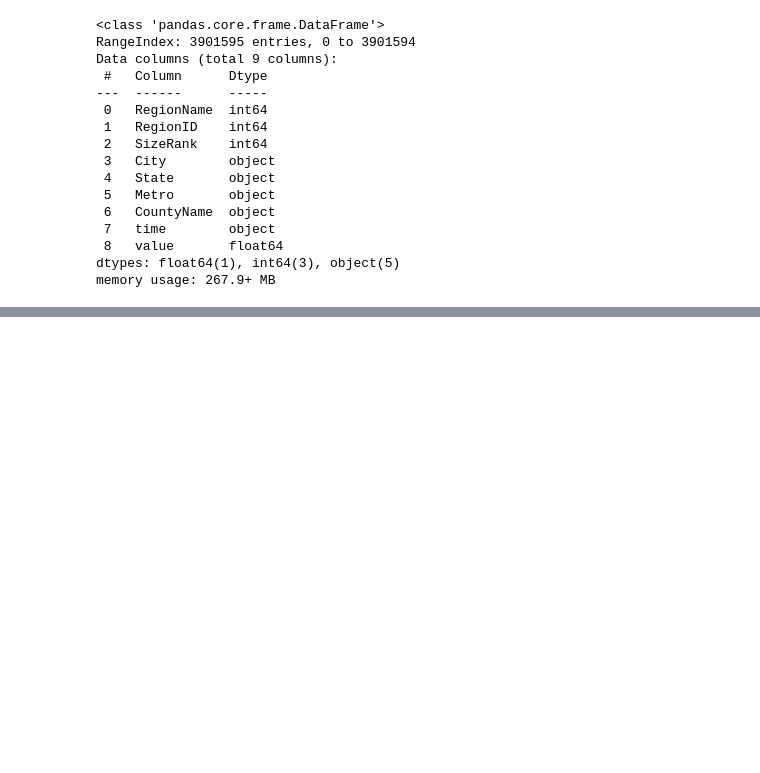
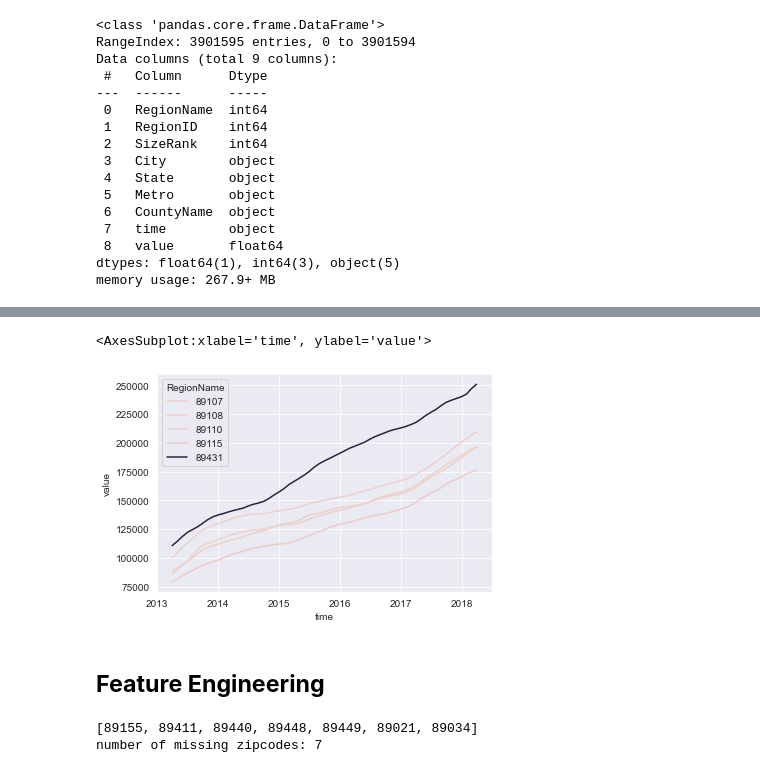
Before and after one commit to FeritYikar/phase4, a Jupyter notebook: jupyter_files/Abass.ipynb, the cells around one changed output, grey strips where cells are left out. Drawn from its saved outputs; the diff is of its cells as text; code cells hidden in the pictures; blank space fills up the shorter version.

```diff
--- a/jupyter_files/Abass.ipynb
+++ b/jupyter_files/Abass.ipynb
@@ -244,0 +141,2 @@ def scrape_data(zipcode):
+# %%
+df_nv = df[df['State'] == 'NV']
@@ -244,0 +155,2 @@ def scrape_data(zipcode):
+# %%
+df_nv.dropna(inplace =True)
@@ -244,0 +180,2 @@ def scrape_data(zipcode):
+# %%
+df_nv.drop(['RegionID', 'State'], axis = 1, inplace = True)
@@ -244,0 +205,3 @@ def scrape_data(zipcode):
+# %%
+df_nv_5y_regions = df_nv['2013-04':][['RegionName', 'value']]
+df_nv_5y_regions.head()
@@ -244,0 +218,15 @@ def scrape_data(zipcode):
+# %%
+sns.lineplot(data =
+                 df_nv_5y_regions[
+                 (df_nv_5y_regions['RegionName'] == 89108) |
+                 (df_nv_5y_regions['RegionName'] == 89107) |
+                 (df_nv_5y_regions['RegionName'] == 89110) |
+                 (df_nv_5y_regions['RegionName'] == 89115) |
+                 (df_nv_5y_regions['RegionName'] == 89431)
+                ].reset_index(), x = 'time', y = 'value', hue = 'RegionName'
+            )
+# %% [output]
+<AxesSubplot:xlabel='time', ylabel='value'>
+[figure, added]
+# %% [markdown]
+## **Feature Engineering**
@@ -244,0 +243,6 @@ def scrape_data(zipcode):
+# %%
+print(missing_zipcodes)
+print(f'number of missing zipcodes: {len(missing_zipcodes)}')
+# %% [output]
+[89155, 89411, 89440, 89448, 89449, 89021, 89034]
+number of missing zipcodes: 7
```
Also changed, not shown: parts of 79 cells of this notebook, 15 other files.
